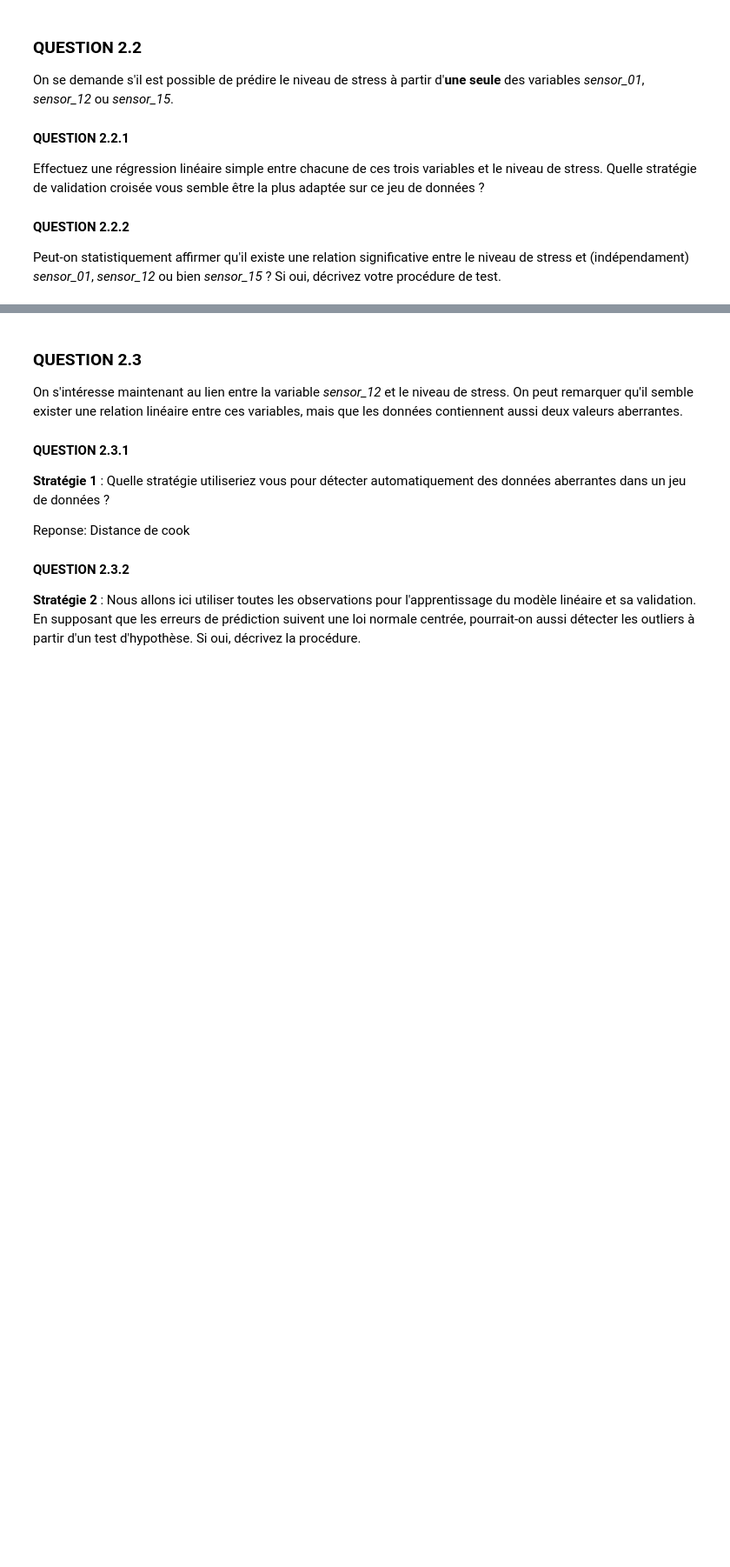
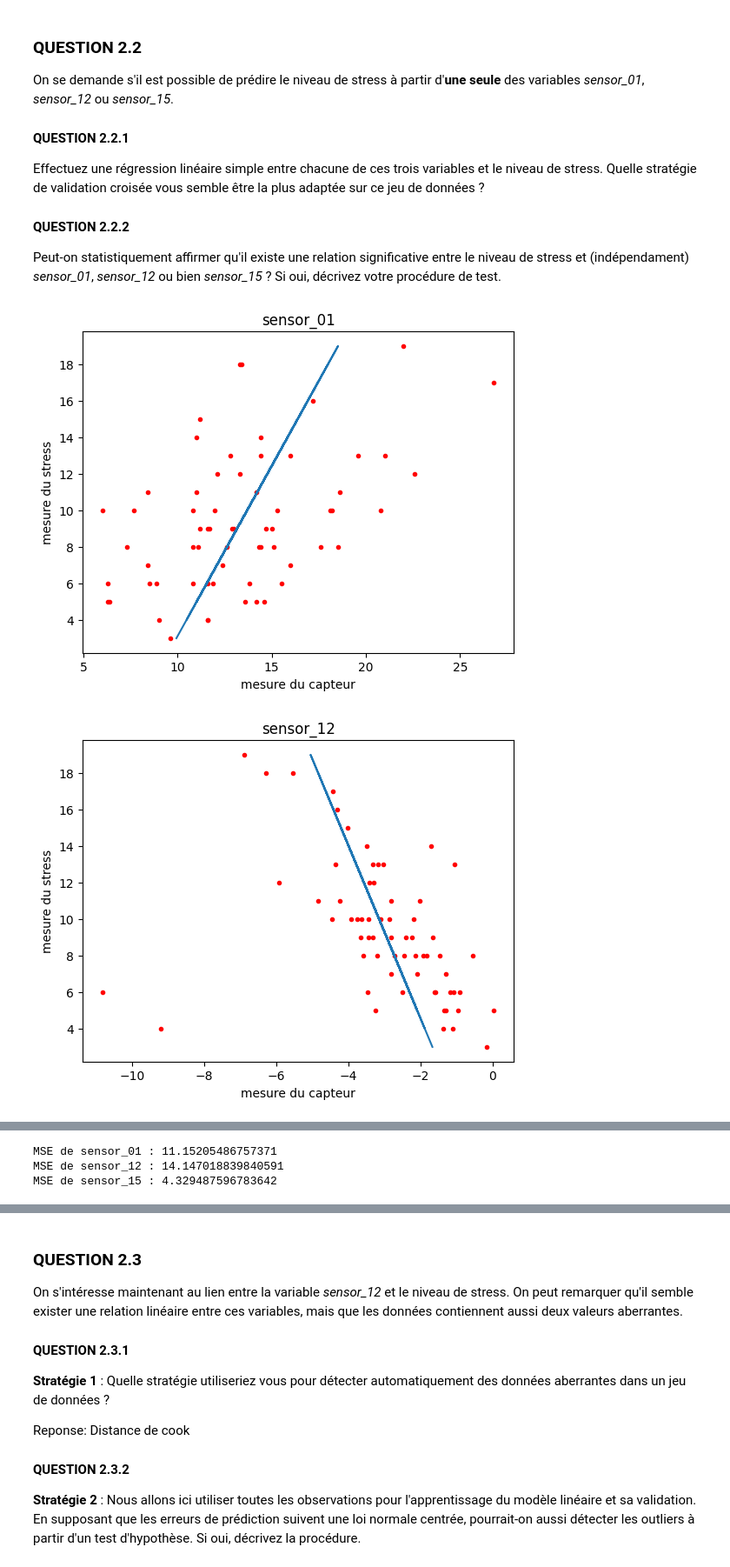
Before and after one commit to HR-Supaero/stat-ml, a Jupyter notebook: TPs/BE_statML_2025/BE_StatML_2025.ipynb, the cells around one changed output, grey strips where cells are left out. Shown: that part at 87% size. Saved outputs shown, nothing was run; the diff lists cells and outputs as text; code cells hidden in the pictures; blank space fills up the shorter version.

Commit message:
ajout des question 2.1 et 2.2

```diff
--- a/TPs/BE_statML_2025/BE_StatML_2025.ipynb
+++ b/TPs/BE_statML_2025/BE_StatML_2025.ipynb
@@ -208,3 +267,43 @@ Effectuez une régression linéaire simple entre chacune de ces trois variables
 #### QUESTION 2.2.2
 
 Peut-on statistiquement affirmer qu'il existe une relation significative entre le niveau de stress et (indépendament) *sensor_01*, *sensor_12* ou bien *sensor_15* ? Si oui, décrivez votre procédure de test.
+# %%
+#Question 2.2.1
+from sklearn.linear_model import LinearRegression
+from sklearn.model_selection import KFold
+from sklearn.metrics import mean_squared_error
+
+important_sensors = ['sensor_01','sensor_12','sensor_15']
+for column in important_sensors :
+    ml = LinearRegression()
+    ml.fit(stress,sensor[column])
+    plt.plot(sensor[column],stress,'r.')
+    plt.plot(ml.predict(stress),stress)
+    plt.xlabel('mesure du capteur')
+    plt.ylabel('mesure du stress')
+    plt.title(column)
+    plt.show()
+
+n = stress.size
+
+ml = LinearRegression()
+kf = KFold(n_splits=n,shuffle=False)
+
+MSE = 0
+
+for column in important_sensors :
+    X = sensor[[column]].values
+    y = stress.values
+    for train_index, test_index in kf.split(X):
+            X_train, X_test = X[train_index], X[test_index]
+            y_train, y_test = y[train_index], y[test_index]
+
+            ml.fit(X_train,y_train)
+            y_pred_lasso = ml.predict(X_test)
+            MSE += mean_squared_error(y_test, y_pred_lasso)
+
+    MSE = MSE/n
+    print(f'MSE de {column} : {MSE}')
+# %% [output]
+[figure, added]
+[figure, added]
@@ -210,0 +311,3 @@ Peut-on statistiquement affirmer qu'il existe une relation significative entre l
+MSE de sensor_01 : 11.15205486757371
+MSE de sensor_12 : 14.147018839840591
+MSE de sensor_15 : 4.329487596783642
```
Also changed, not shown: parts of 7 cells of this notebook.
